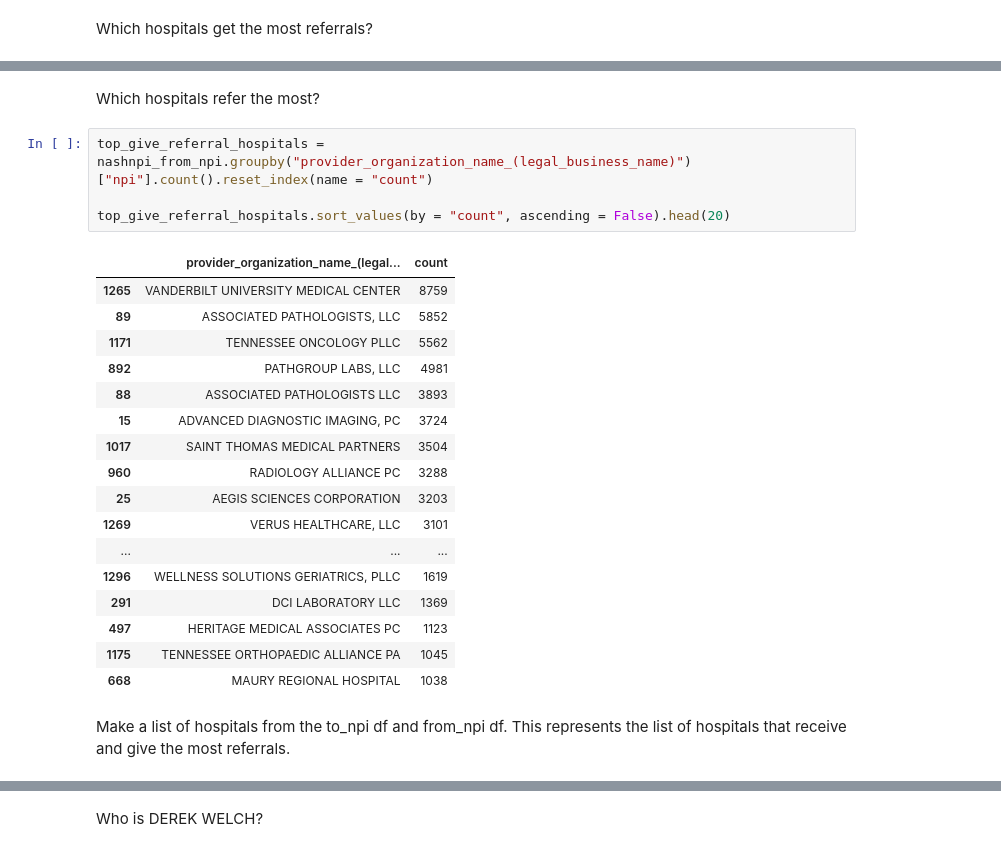
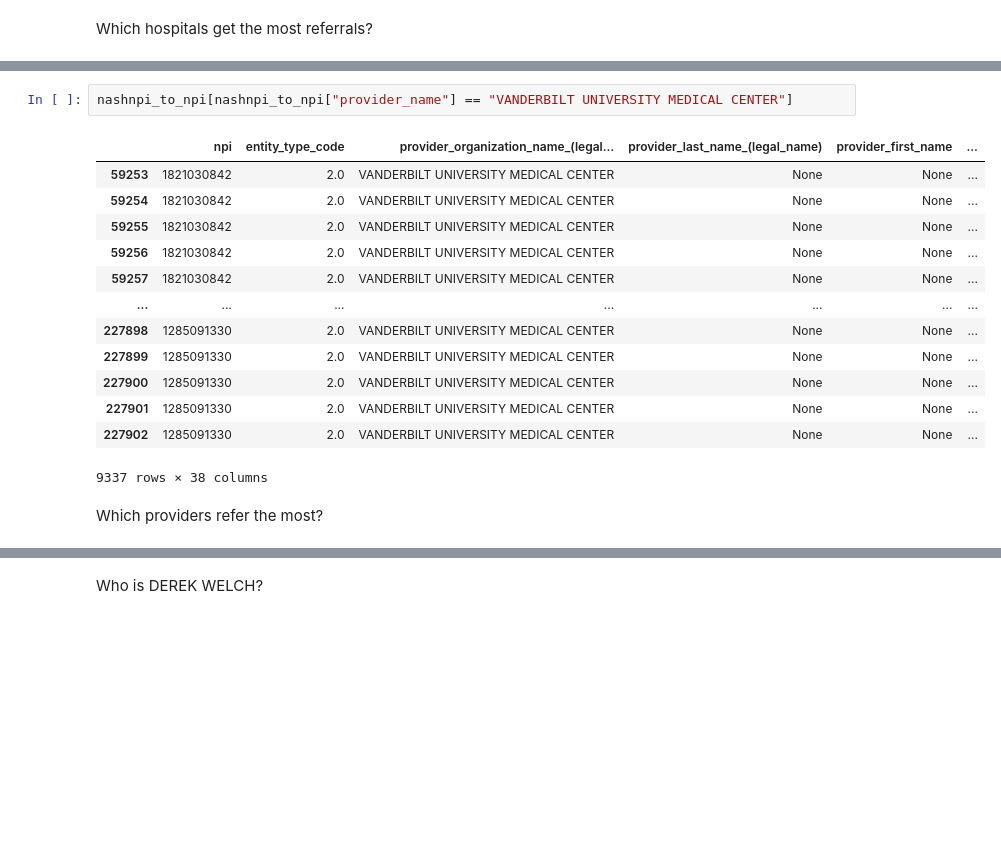
Before and after one commit to ballir27/hop-team-healthcare-providers, a Jupyter notebook: notebooks/providers.ipynb, the cells around one changed output, grey strips where cells are left out. Saved outputs shown, nothing was run; the diff lists cells and outputs as text; blank space fills up the shorter version.

```diff
--- a/notebooks/providers.ipynb
+++ b/notebooks/providers.ipynb
@@ -323,26 +445,18 @@ top_get_referral_hospitals.sort_values(by = "count", ascending = False).head(20)
+# %%
+nashnpi_to_npi[nashnpi_to_npi["provider_name"] == "VANDERBILT UNIVERSITY MEDICAL CENTER"]
+# %% [output]
+|  | npi | entity_type_code | provider_organization_name_(legal... | provider_last_name_(legal_name) | provider_first_name | ... |
+| 59253 | 1821030842 | 2.0 | VANDERBILT UNIVERSITY MEDICAL CENTER | None | None | ... |
+| 59254 | 1821030842 | 2.0 | VANDERBILT UNIVERSITY MEDICAL CENTER | None | None | ... |
+| 59255 | 1821030842 | 2.0 | VANDERBILT UNIVERSITY MEDICAL CENTER | None | None | ... |
+| 59256 | 1821030842 | 2.0 | VANDERBILT UNIVERSITY MEDICAL CENTER | None | None | ... |
+| 59257 | 1821030842 | 2.0 | VANDERBILT UNIVERSITY MEDICAL CENTER | None | None | ... |
+| ... | ... | ... | ... | ... | ... | ... |
+| 227898 | 1285091330 | 2.0 | VANDERBILT UNIVERSITY MEDICAL CENTER | None | None | ... |
+| 227899 | 1285091330 | 2.0 | VANDERBILT UNIVERSITY MEDICAL CENTER | None | None | ... |
+| 227900 | 1285091330 | 2.0 | VANDERBILT UNIVERSITY MEDICAL CENTER | None | None | ... |
+| 227901 | 1285091330 | 2.0 | VANDERBILT UNIVERSITY MEDICAL CENTER | None | None | ... |
+| 227902 | 1285091330 | 2.0 | VANDERBILT UNIVERSITY MEDICAL CENTER | None | None | ... |
+9337 rows × 38 columns
 # %% [markdown]
-Which hospitals refer the most?
+Which providers refer the most?
-# %%
-top_give_referral_hospitals = nashnpi_from_npi.groupby("provider_organization_name_(legal_business_name)")["npi"].count().reset_index(name = "count")
-
-top_give_referral_hospitals.sort_values(by = "count", ascending = False).head(20)
-# %% [output]
-|  | provider_organization_name_(legal... | count |
-| 1265 | VANDERBILT UNIVERSITY MEDICAL CENTER | 8759 |
-| 89 | ASSOCIATED PATHOLOGISTS, LLC | 5852 |
-| 1171 | TENNESSEE ONCOLOGY PLLC | 5562 |
-| 892 | PATHGROUP LABS, LLC | 4981 |
-| 88 | ASSOCIATED PATHOLOGISTS LLC | 3893 |
-| 15 | ADVANCED DIAGNOSTIC IMAGING, PC | 3724 |
-| 1017 | SAINT THOMAS MEDICAL PARTNERS | 3504 |
-| 960 | RADIOLOGY ALLIANCE PC | 3288 |
-| 25 | AEGIS SCIENCES CORPORATION | 3203 |
-| 1269 | VERUS HEALTHCARE, LLC | 3101 |
-| ... | ... | ... |
-| 1296 | WELLNESS SOLUTIONS GERIATRICS, PLLC | 1619 |
-| 291 | DCI LABORATORY LLC | 1369 |
-| 497 | HERITAGE MEDICAL ASSOCIATES PC | 1123 |
-| 1175 | TENNESSEE ORTHOPAEDIC ALLIANCE PA | 1045 |
-| 668 | MAURY REGIONAL HOSPITAL | 1038 |
-# %% [markdown]
-Make a list of hospitals from the to_npi df and from_npi df. This represents the list of hospitals that receive and give the most referrals.
```
Also changed, not shown: parts of 82 cells of this notebook.
